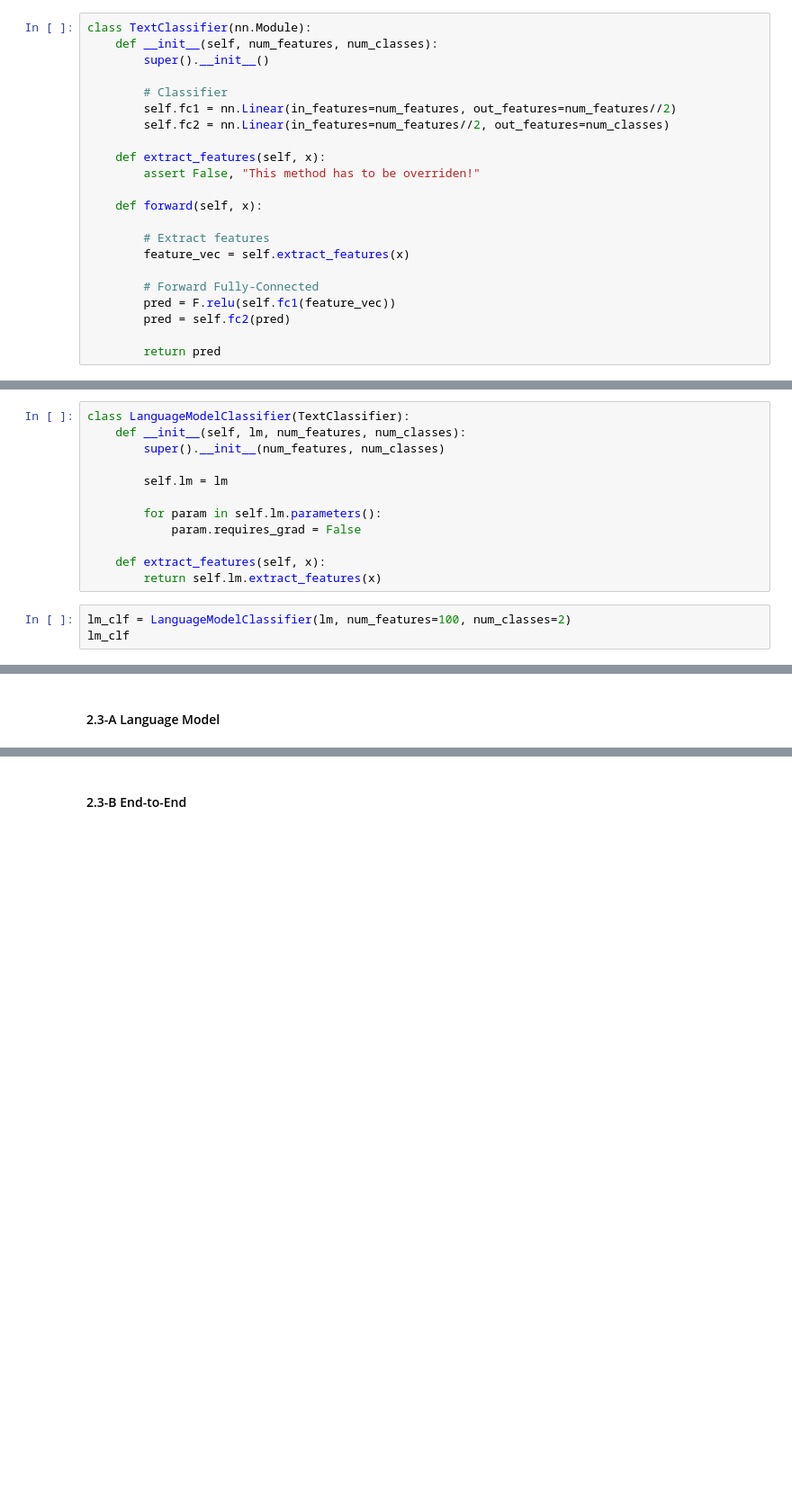
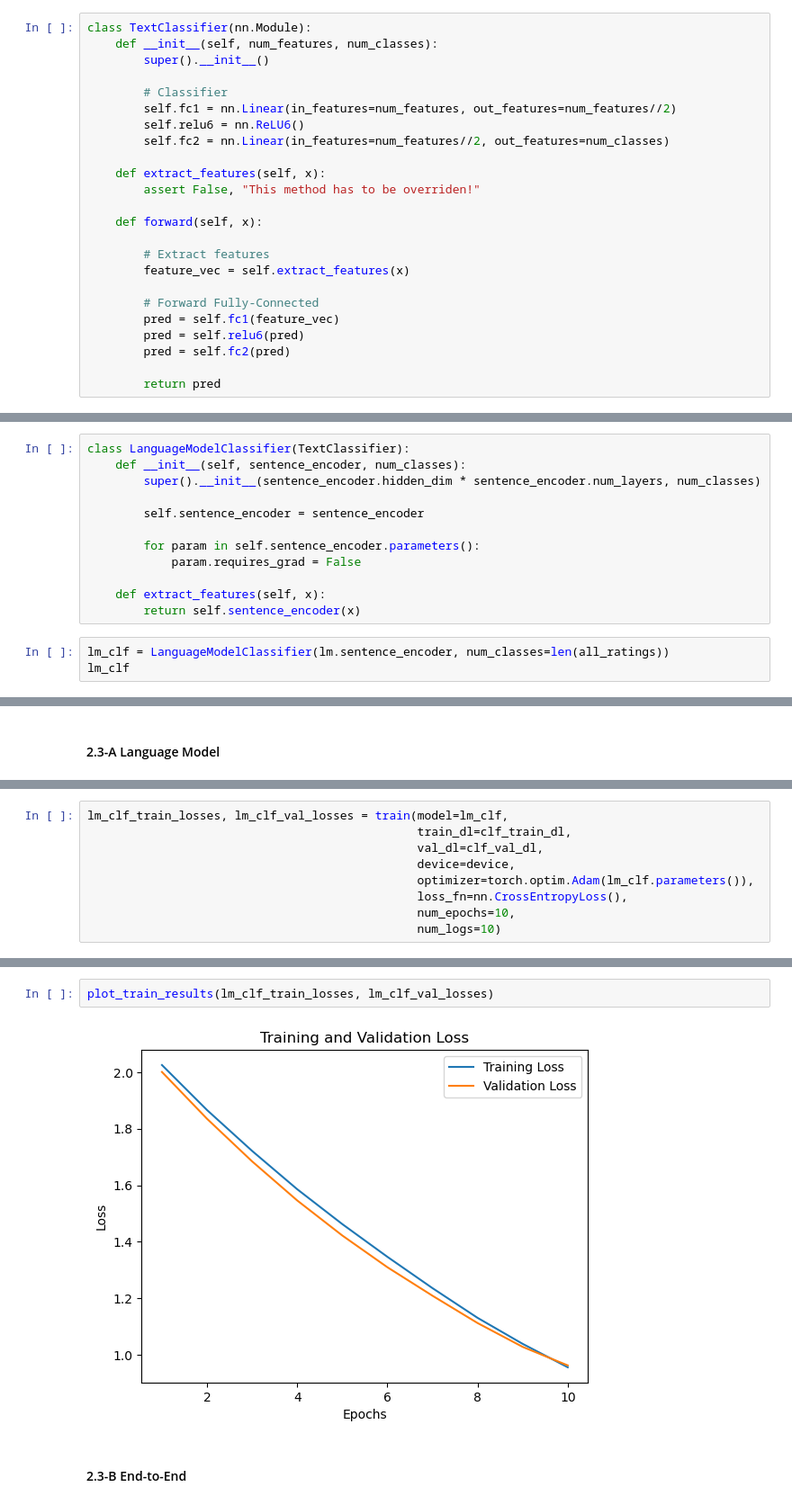
Before and after one commit to OmriGruman/imdb-reviews-lm-classification, a Jupyter notebook: lm-classification.ipynb, the cells around one changed output, grey strips where cells are left out. Shown at 90% size. Cells and saved outputs as stored; diff of their text form; blank space fills up the shorter version.

```diff
--- a/lm-classification.ipynb
+++ b/lm-classification.ipynb
@@ -547,6 +595,7 @@ class TextClassifier(nn.Module):
 
         # Classifier
         self.fc1 = nn.Linear(in_features=num_features, out_features=num_features//2)
+        self.relu6 = nn.ReLU6()
         self.fc2 = nn.Linear(in_features=num_features//2, out_features=num_classes)
 
     def extract_features(self, x):
@@ -558,7 +607,8 @@ class TextClassifier(nn.Module):
         feature_vec = self.extract_features(x)
 
         # Forward Fully-Connected
-        pred = F.relu(self.fc1(feature_vec))
+        pred = self.fc1(feature_vec)
+        pred = self.relu6(pred)
         pred = self.fc2(pred)
 
         return pred
@@ -566,18 +616,18 @@ class TextClassifier(nn.Module):
 #### 2.2-A Language Model
 # %%
 class LanguageModelClassifier(TextClassifier):
-    def __init__(self, lm, num_features, num_classes):
-        super().__init__(num_features, num_classes)
+    def __init__(self, sentence_encoder, num_classes):
+        super().__init__(sentence_encoder.hidden_dim * sentence_encoder.num_layers, num_classes)
 
-        self.lm = lm
+        self.sentence_encoder = sentence_encoder
 
-        for param in self.lm.parameters():
+        for param in self.sentence_encoder.parameters():
             param.requires_grad = False
 
     def extract_features(self, x):
-        return self.lm.extract_features(x)
+        return self.sentence_encoder(x)
 # %%
-lm_clf = LanguageModelClassifier(lm, num_features=100, num_classes=2)
+lm_clf = LanguageModelClassifier(lm.sentence_encoder, num_classes=len(all_ratings))
 lm_clf
 # %% [output]
 LanguageModelClassifier(
@@ -733,0 +706,9 @@ for e in range(1, num_epochs+1):
+# %%
+lm_clf_train_losses, lm_clf_val_losses = train(model=lm_clf,
+                                               train_dl=clf_train_dl,
+                                               val_dl=clf_val_dl,
+                                               device=device,
+                                               optimizer=torch.optim.Adam(lm_clf.parameters()),
+                                               loss_fn=nn.CrossEntropyLoss(),
+                                               num_epochs=10,
+                                               num_logs=10)
@@ -734,2 +733,6 @@ for e in range(1, num_epochs+1):
+# %%
+plot_train_results(lm_clf_train_losses, lm_clf_val_losses)
+# %% [output]
+[figure, added]
 # %% [markdown]
 #### 2.3-B End-to-End
```
Also changed, not shown: parts of 44 cells of this notebook.
